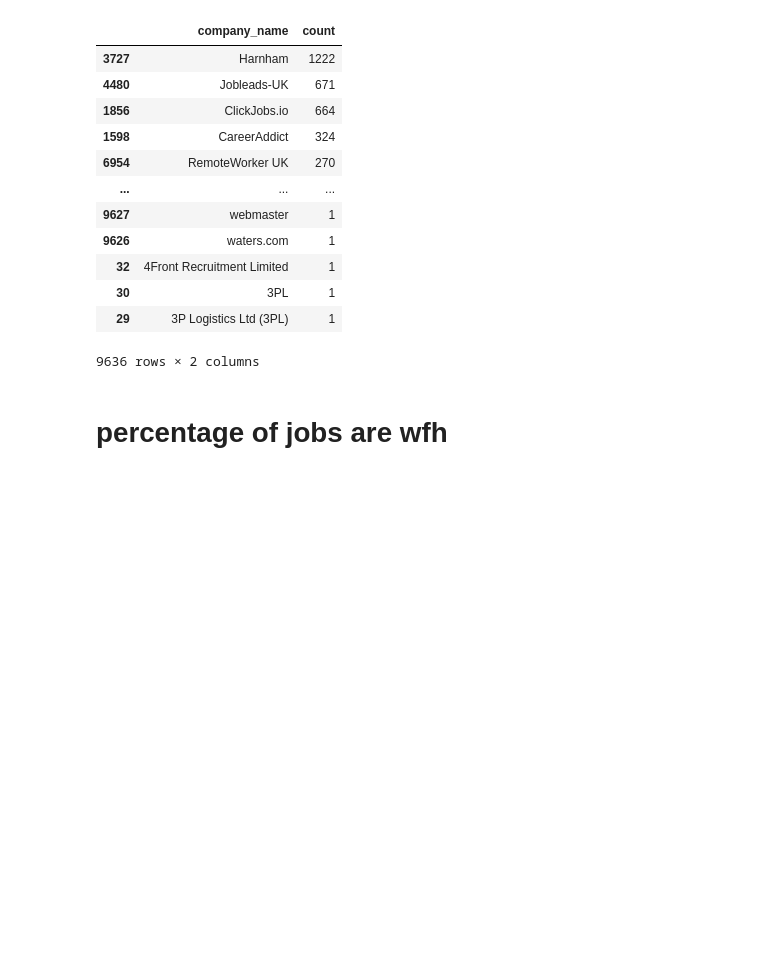
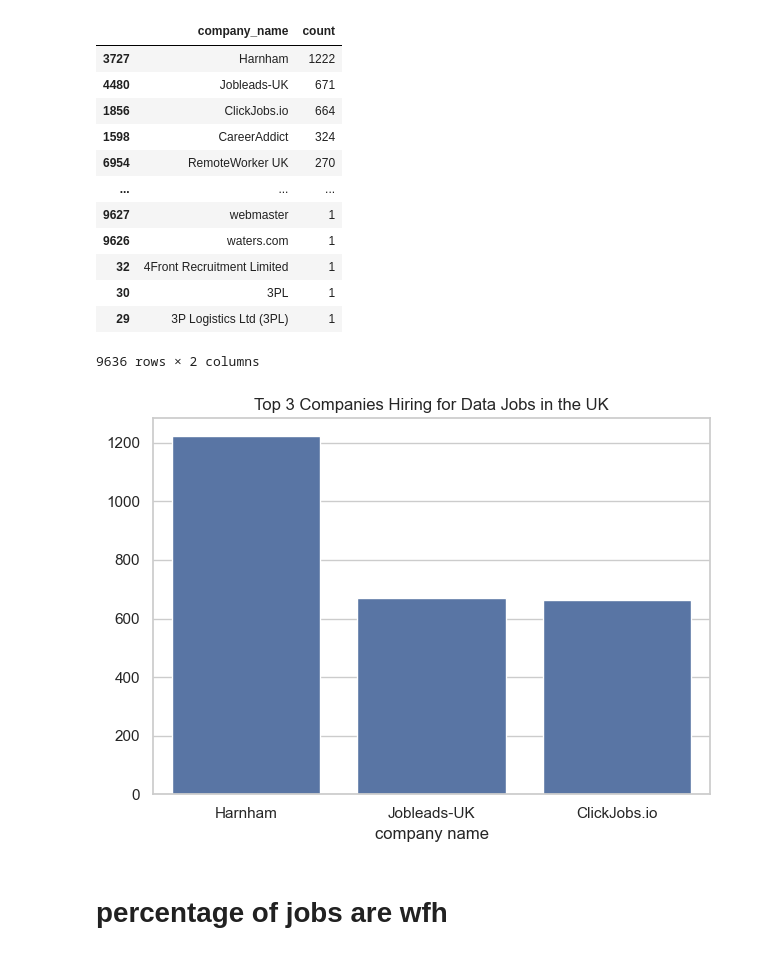
Before and after one commit to Mizan95/Project_Data_Analysis, a Jupyter notebook: 2_Intro-proper.ipynb, the cells around one changed output. Saved outputs shown, nothing was run; the diff lists cells and outputs as text; code cells hidden in the pictures; blank space fills up the shorter version.

Commit message:
Complete 3 out of 5 plots in introductory analysis using Seaborn and matplotlib

```diff
--- a/2_Intro-proper.ipynb
+++ b/2_Intro-proper.ipynb
@@ -49,6 +49,24 @@ df_companies
 | 30 | 3PL | 1 |
 | 29 | 3P Logistics Ltd (3PL) | 1 |
 9636 rows × 2 columns
+# %%
+top_3_companies = df_companies.head(3)
+
+sns.set_theme(style="whitegrid")
+
+sns.barplot(
+    data=top_3_companies,
+    x="company_name",
+    y="count",
+    legend=False,
+);
+
+plt.title("Top 3 Companies Hiring for Data Jobs in the UK")
+plt.xlabel("company name")
+plt.ylabel("")
+plt.tight_layout()
+# %% [output]
+[figure, added]
 # %% [markdown]
 # percentage of jobs are wfh
 # %%
```
Also changed, not shown: parts of 3 cells of this notebook.
